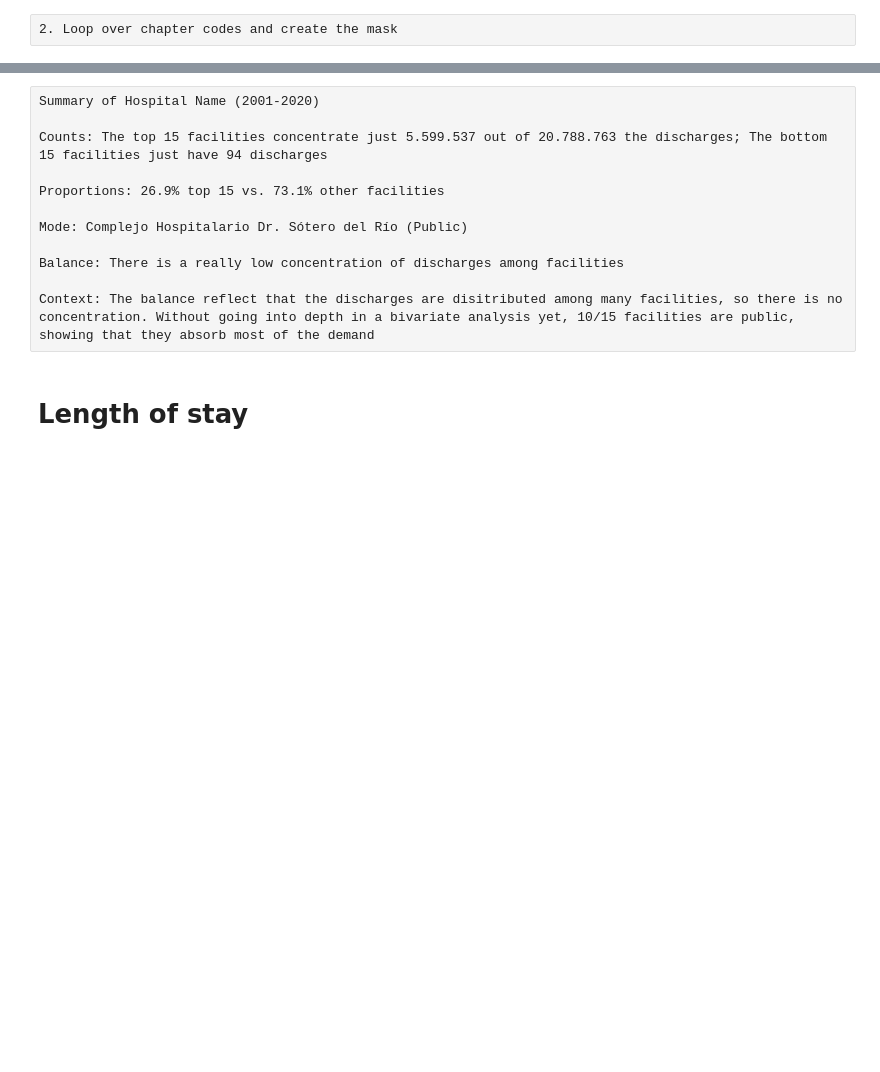
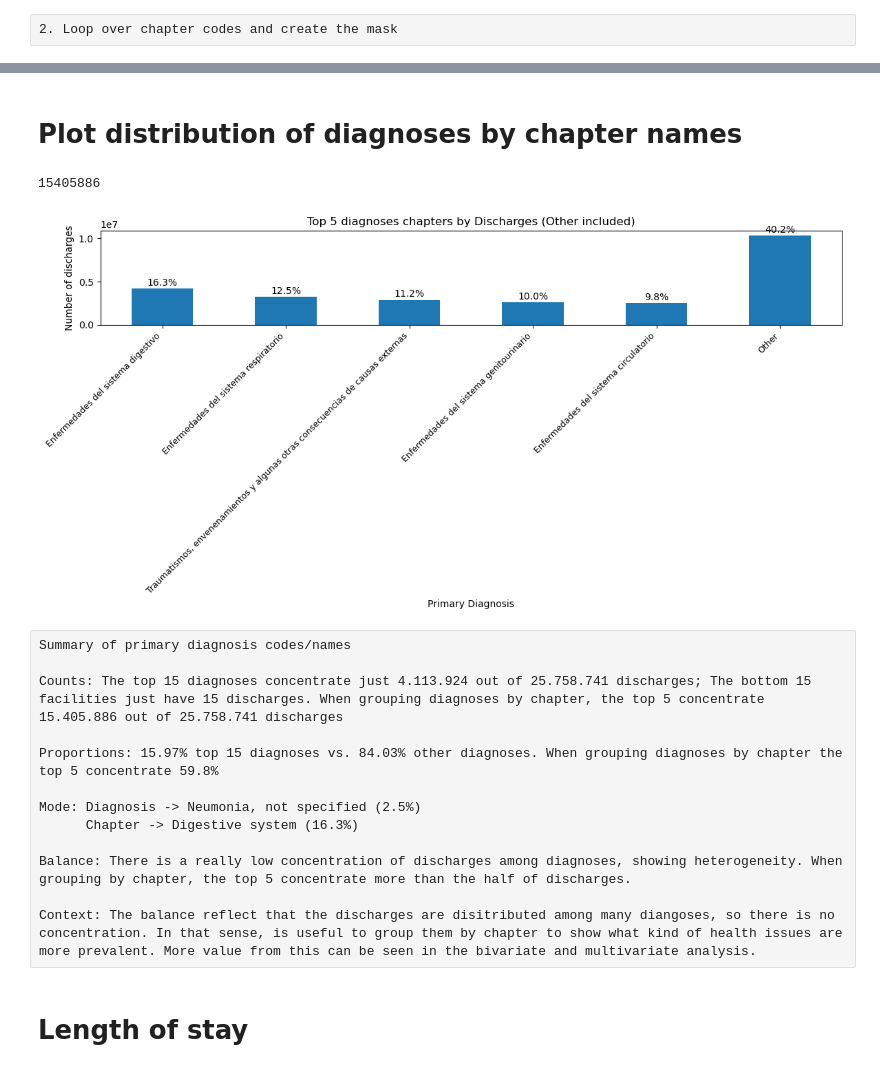
Before and after one commit to mirkopodunavak1996/EDAHospDischarges_Chile2001-2024, a Jupyter notebook: notebooks/General_Analysis_2001-2024.ipynb, the cells around one changed output, grey strips where cells are left out. Saved outputs shown, nothing was run; the diff lists cells and outputs as text; code cells hidden in the pictures; blank space fills up the shorter version.

```diff
--- a/notebooks/General_Analysis_2001-2024.ipynb
+++ b/notebooks/General_Analysis_2001-2024.ipynb
@@ -728,2 +687,4 @@ sample["two digits"] = sample["primary diagnosis code"].str[1:3].astype(int)
+# %%
+df["two digits"] = df["primary diagnosis code"].str[1:3].astype(int)
 # %% [raw]
 2. Loop over chapter codes and create the mask
@@ -811,0 +693,2 @@ True
+# %%
+df["chapter codes"] = None
@@ -817,0 +808,14 @@ True
+# %%
+cap_names = {"A00-B99": "Ciertas enfermedades infecciosas y parasitarias","C00-D48": "Tumores [Neoplasias]",
+             "D50-D89" : "Enfermedades de la sangre y de los órganos hematopoyéticos, y ciertos trastornos que afectan el mecanismo de la inmunidad ",
+             "E00-E90" : "Enfermedades endocrinas, nutricionales y metabólicas","F00-F99" : "Trastornos mentales y del comportamiento",
+             "G00-G99" : "Enfermedades del sistema nervioso central","H00-H59" : "Enfermedades del ojo y sus anexos ",
+             "H60-H95" : "Enfermedades del oído y de la apófisis mastoides","I00-I99" : "Enfermedades del sistema circulatorio",
+             "J00-J99" : "Enfermedades del sistema respiratorio","K00-K93" : "Enfermedades del sistema digestivo",
+             "L00-L99" : "Enfermedades de la piel y del tejido subcutáneo","M00-M99" : "Enfermedades del sistema osteomuscular y del tejido conjuntivo",
+             "N00-N99" : "Enfermedades del sistema genitourinario","P00-P96" : "Ciertas afecciones originadas en el período perinatal",
+             "Q00-Q99" : "Malformaciones congénitas, deformidades y anomalías cromosómicas",
+             "R00-R99" : "Síntomas, signos y hallazgos anormales clínicos y de laboratorio, no clasificados en otra parte",
+             "S00-T98" : "Traumatismos, envenenamientos y algunas otras consecuencias de causas externas",
+             "V01-Y98" : "Causas externas de morbilidad y de mortalidad",
+             "Z00-Z99" : "Factores que influyen en el estado de salud y contacto con los  servicios de salud","U00-U99" : "Códigos para propósitos especiales"}
@@ -817,0 +824,2 @@ True
+# %%
+df["chapter names"] = df["chapter codes"].map(cap_names)
@@ -818,15 +842,56 @@ True
+# %% [markdown]
+# Plot distribution of diagnoses by chapter names
+# %%
+df["chapter names"].value_counts().head(5).sum()
+# %% [output]
+15405886
+# %%
+# --- Step 1: Count top 5 diagnoses ---
+diag_counts = df["chapter names"].value_counts()
+top_diagnoses = diag_counts.head(5).index.tolist()
+
+# --- Step 2: Create grouped column (Top 5 + "Other") ---
+df["diagnosis_grouped"] = df["chapter names"].where(
+    df["chapter names"].isin(top_diagnoses),
+    "Other"
+)
+
+# --- Step 3: Aggregate counts by diagnosis ---
+counts = df["diagnosis_grouped"].value_counts().loc[top_diagnoses + ["Other"]]
+
+# --- Step 4: Compute percentages for labels ---
+percentages = counts / counts.sum() * 100
+
+# --- Step 5: Plot bar chart with frequencies on Y ---
+ax = counts.plot(kind="bar", figsize=(12, 6))
+
+plt.ylabel("Number of discharges")
+plt.xlabel("Primary Diagnosis")
+plt.xticks(rotation=45, ha="right", fontsize=9)
+plt.title("Top 5 diagnoses chapters by Discharges (Other included)")
+
+# --- Step 6: Annotate bars with percentages ---
+for i, (count, pct) in enumerate(zip(counts, percentages)):
+    ax.text(i, count + (0.01 * counts.max()), f"{pct:.1f}%",
+            ha="center", va="bottom", fontsize=10)
+
+plt.tight_layout()
+plt.show()
+# %% [output]
+[figure, added]
 # %% [raw]
-Summary of Hospital Name (2001-2020)
+Summary of primary diagnosis codes/names
 
-Counts: The top 15 facilities concentrate just 5.599.537 out of 20.788.763 the discharges; The bottom 15 facilities just have 94 discharges
+Counts: The top 15 diagnoses concentrate just 4.113.924 out of 25.758.741 discharges; The bottom 15 facilities just have 15 discharges. When grouping diagnoses by chapter, the top 5 concentrate 15.405.886 out of 25.758.741 discharges
 
-Proportions: 26.9% top 15 vs. 73.1% other facilities
+Proportions: 15.97% top 15 diagnoses vs. 84.03% other diagnoses. When grouping diagnoses by chapter the top 5 concentrate 59.8%
 
-Mode: Complejo Hospitalario Dr. Sótero del Río (Public)
+Mode: Diagnosis -> Neumonia, not specified (2.5%)
+      Chapter -> Digestive system (16.3%)
 
-Balance: There is a really low concentration of discharges among facilities
+Balance: There is a really low concentration of discharges among diagnoses, showing heterogeneity. When grouping by chapter, the top 5 concentrate more than the half of discharges.
 
-Context: The balance reflect that the discharges are disitributed among many facilities, so there is no concentration. Without going into depth in a bivariate analysis yet, 10/15 facilities are public, showing that they absorb most of the demand
+Context: The balance reflect that the discharges are disitributed among many diangoses, so there is no concentration. In that sense, is useful to group them by chapter to show what kind of health issues are more prevalent. More value from this can be seen in the bivariate and multivariate analysis.
 # %% [markdown]
 # Length of stay
 # %% [markdown]
```
Also changed, not shown: parts of 80 cells of this notebook.
